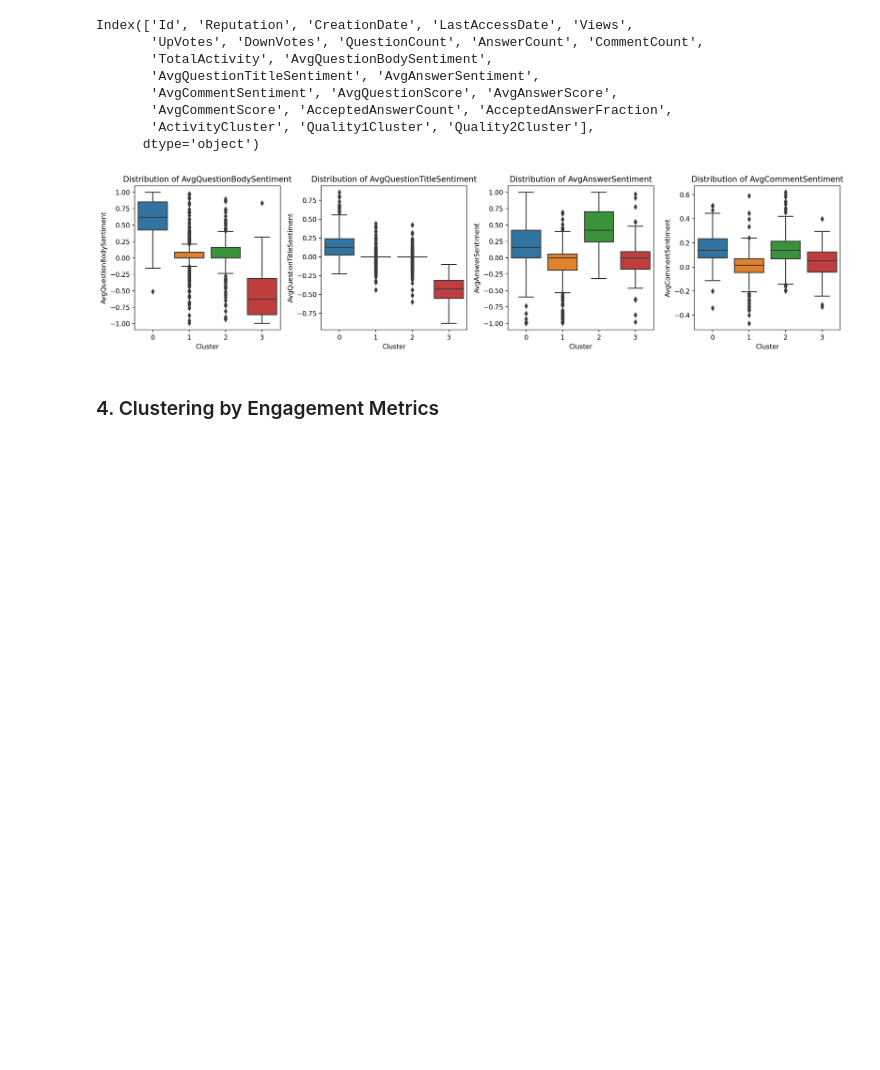
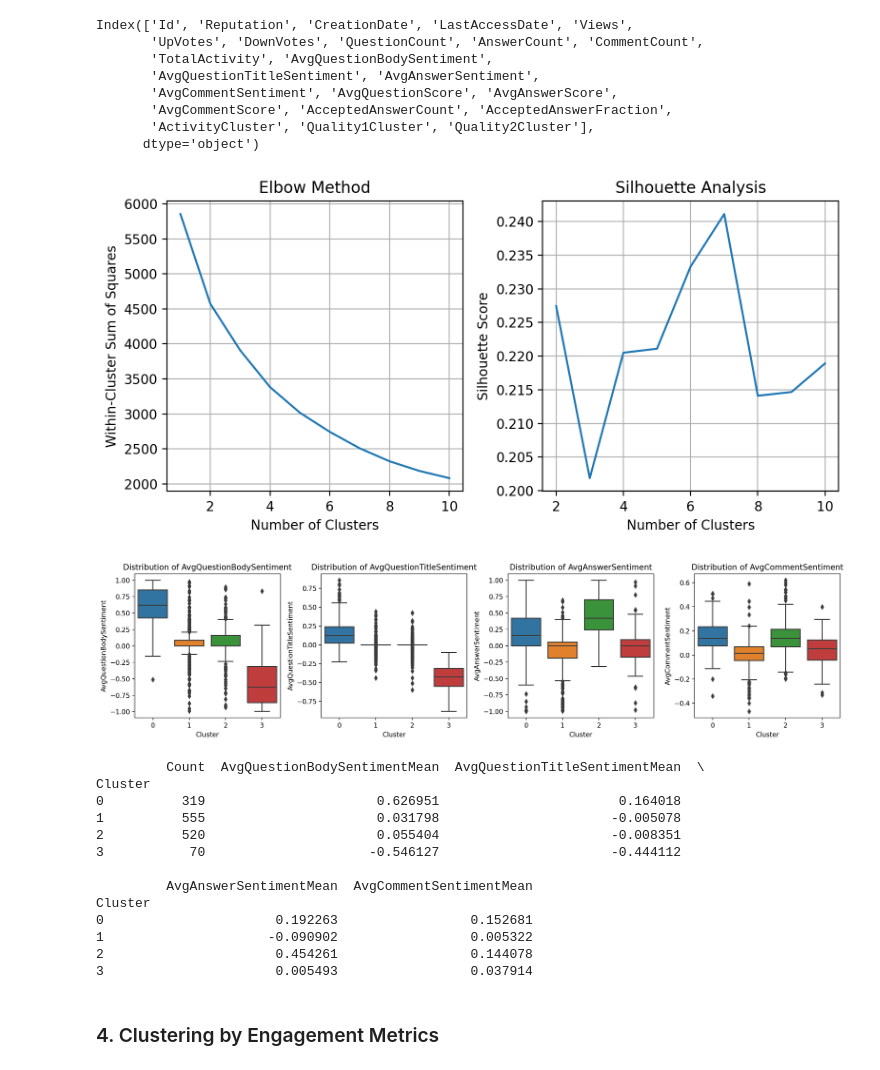
Before and after one commit to pierrehogenhaug/stackexchange_politics, a Jupyter notebook: clustering.ipynb, the cells around one changed output. Cells and saved outputs as stored; diff of their text form; code cells hidden in the pictures; blank space fills up the shorter version.

```diff
--- a/clustering.ipynb
+++ b/clustering.ipynb
@@ -187,9 +216,23 @@ Index(['Id', 'Reputation', 'CreationDate', 'LastAccessDate', 'Views',
 # %%
 clustering_features = ['AvgQuestionBodySentiment', 'AvgQuestionTitleSentiment', 'AvgAnswerSentiment', 'AvgCommentSentiment']
 
-custom_cluster(users_with_attributes, clustering_features, 4, 'SentimentCluster')
+custom_cluster(users_with_attributes, clustering_features, 4, 'SentimentCluster', verbose=True)
 # %% [output]
-[figure, old version]
+[figure, new version]
+[figure, added]
+         Count  AvgQuestionBodySentimentMean  AvgQuestionTitleSentimentMean  \
+Cluster
+0          319                      0.626951                       0.164018
+1          555                      0.031798                      -0.005078
+2          520                      0.055404                      -0.008351
+3           70                     -0.546127                      -0.444112
+
+         AvgAnswerSentimentMean  AvgCommentSentimentMean
+Cluster
+0                      0.192263                 0.152681
+1                     -0.090902                 0.005322
+2                      0.454261                 0.144078
+3                      0.005493                 0.037914
 # %% [markdown]
 ### 4. Clustering by Engagement Metrics
 # %% [markdown]
```
Also changed, not shown: parts of 5 cells of this notebook.
